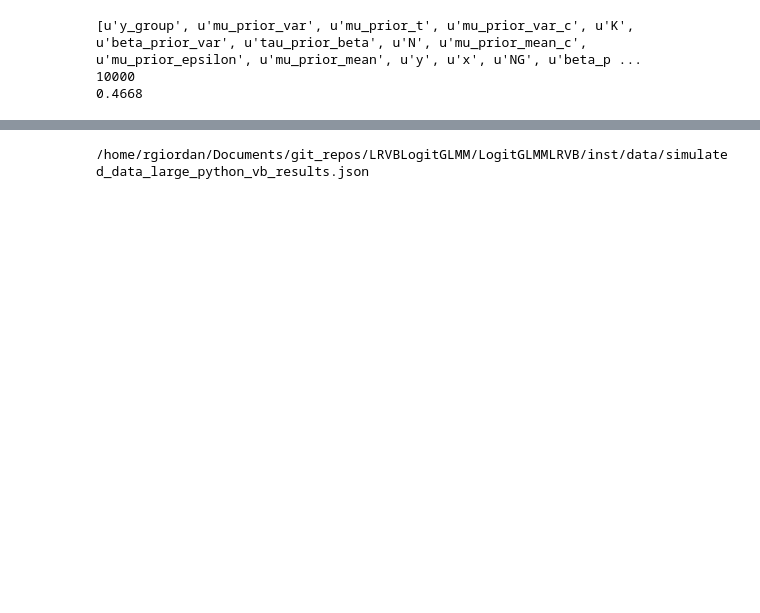
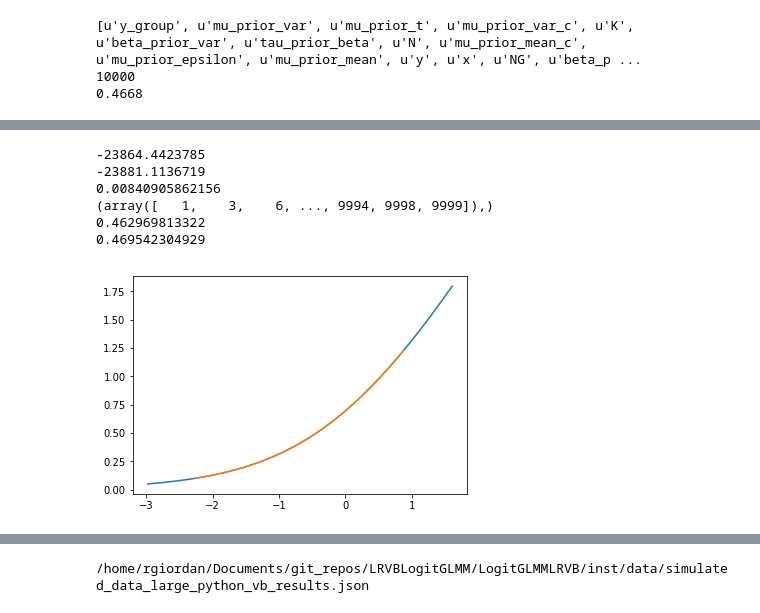
Before and after one commit to rgiordan/LinearResponseVariationalBayes.py, a Jupyter notebook: LogisticGLMM.ipynb, the cells around one changed output, grey strips where cells are left out. Saved outputs shown, nothing was run; the diff lists cells and outputs as text; code cells hidden in the pictures; blank space fills up the shorter version.

Commit message:
Explore dependence on number of simulations

```diff
--- a/LogisticGLMM.ipynb
+++ b/LogisticGLMM.ipynb
@@ -507,0 +369,20 @@ else:
+# %%
+import time
+
+init_par_vec = copy.deepcopy(free_par_vec)
+
+# Optimize.
+num_mc_draws = 50
+
+print 'Running Newton Trust Region'
+vb_time = time.time()
+opt_x = tr_optimize(init_par_vec, num_mc_draws)
+vb_time = time.time() - vb_time
+
+print 'Done.'
+
+glmm_par_opt = copy.deepcopy(glmm_par)
+glmm_par_opt.set_free(opt_x)
+set_moments(glmm_par_opt, moment_par)
+
+print vb_time / 60
@@ -508 +449,56 @@ else:
+# %%
+# Examine why the means are different for different number of simulations.
+def get_logit_terms(num_draws):
+    kl_wrapper.set_draws(num_draws)
+    std_draws = kl_wrapper.std_draws
+
+    e_beta = glmm_par_opt['beta'].mean.get()
+    info_beta = glmm_par_opt['beta'].info.get()
+    cov_beta = np.linalg.inv(info_beta)
+
+    e_u = glmm_par_opt['u'].mean.get()[y_g_vec]
+    info_u = glmm_par_opt['u'].info.get()[y_g_vec]
+    var_u = 1 / info_u
+
+    z_mean = e_u + np.matmul(x_mat, e_beta)
+    z_sd = np.sqrt(var_u + np.einsum('nk,kj,nj->n', x_mat, cov_beta, x_mat))
+    z = np.einsum('i,j->ij', z_sd, std_draws) + np.expand_dims(z_mean, 1)
+
+    # The sum is over observations and draws, so dividing by the draws size
+    # gives the sum of sample expectations over the draws.
+    # p = exp(z) / (1 + exp(z))
+    # log(1 - p) = log(1 / (1 + exp(z))) = -log(1 + exp(z))
+    logit_terms = np.log1p(np.exp(z))
+    logit_term = -np.sum(logit_terms) / std_draws.size
+
+    return logit_term, logit_terms, z
+
+logit_term_50, logit_terms_50, z_50 = get_logit_terms(50)
+logit_term_800, logit_terms_800, z_800 = get_logit_terms(800)
+
+print logit_term_50
+print logit_term_800
+
+logit_terms_50_mean = np.mean(logit_terms_50, 1)
+logit_terms_800_mean = np.mean(logit_terms_800, 1)
+
+print np.max(np.abs(logit_terms_50_mean - logit_terms_800_mean))
+print np.where(np.abs(logit_terms_50_mean - logit_terms_800_mean) > 1e-3)
+
+import matplotlib.pyplot as plt
+%matplotlib inline
+
+ind = 3
+plt.plot(z_800[ind, :], logit_terms_800[ind, :])
+plt.plot(z_50[ind, :], logit_terms_50[ind, :])
+print logit_terms_50_mean[ind]
+print logit_terms_800_mean[ind]
+# %% [output]
+-23864.4423785
+-23881.1136719
+0.00840905862156
+(array([   1,    3,    6, ..., 9994, 9998, 9999]),)
+0.462969813322
+0.469542304929
+[figure, added]
 # %%
```
Also changed, not shown: parts of 18 cells of this notebook, 2 other files.
